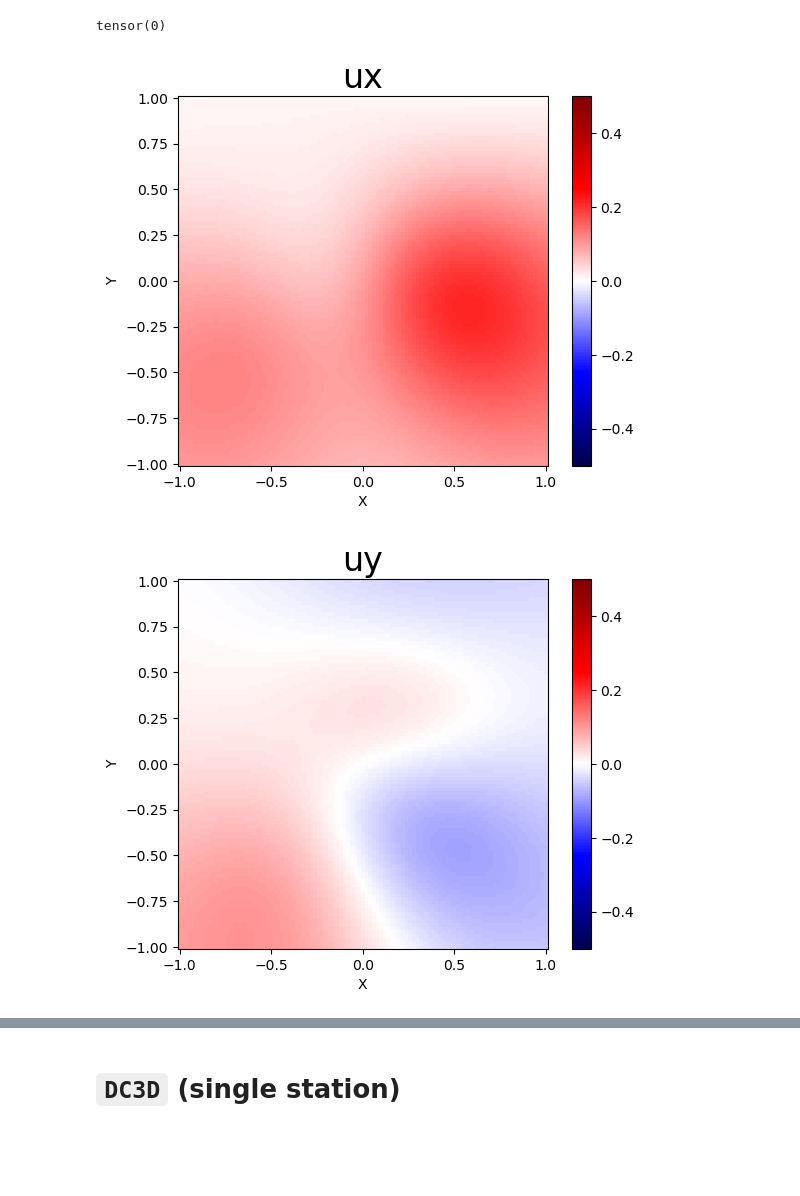
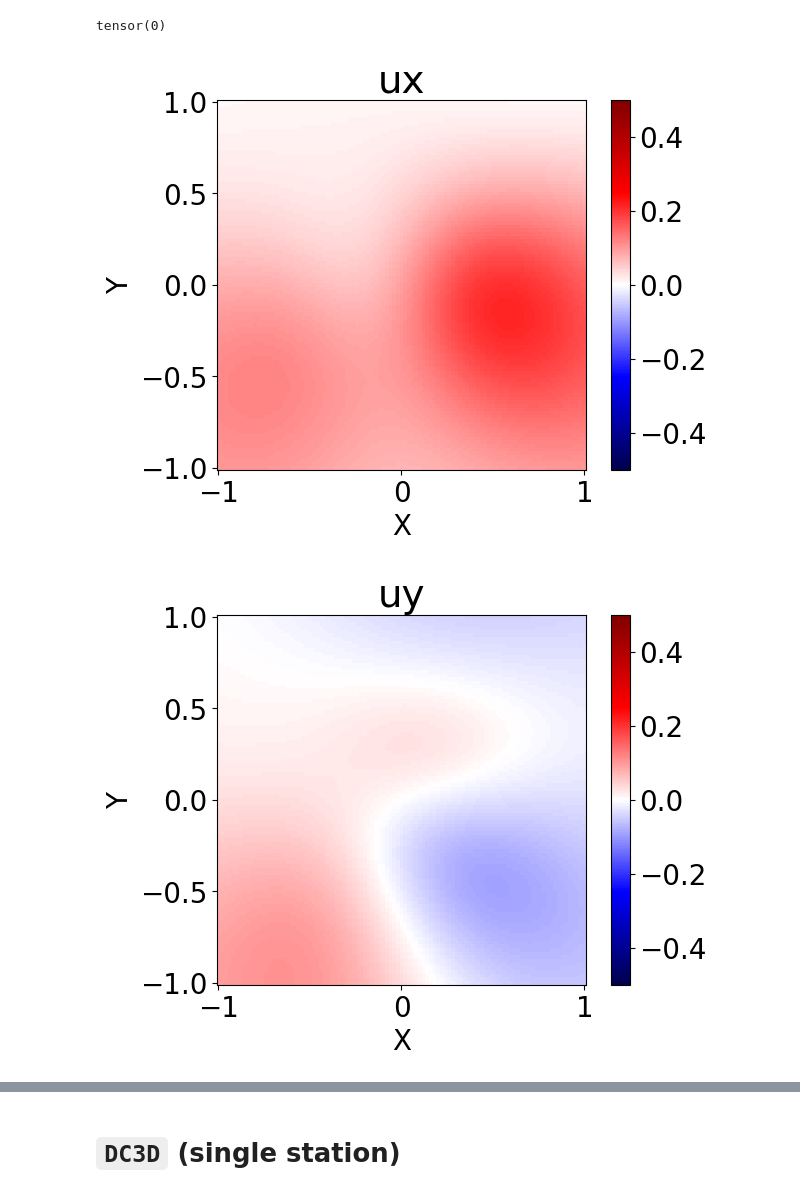
Before and after one commit to msomeya1/OkadaTorch, a Jupyter notebook: 2_DC3D0_DC3D.ipynb, the cells around one changed output, grey strips where cells are left out. Saved outputs shown, nothing was run; the diff lists cells and outputs as text; code cells hidden in the pictures; blank space fills up the shorter version.

Commit message:
Modify sample notebooks to reproduce preprint figures

```diff
--- a/2_DC3D0_DC3D.ipynb
+++ b/2_DC3D0_DC3D.ipynb
@@ -3,6 +3,7 @@ import numpy as np
 import torch
 from OkadaTorch import DC3D0, DC3D
 import matplotlib.pyplot as plt
+plt.rcParams["font.size"] = 20
 
 var_list = [
     "ux", "uy", "uz", "uxx", "uyx", "uzx", "uxy", "uyy", "uzy", "uxz", "uyz", "uzz"
@@ -84,14 +85,14 @@ tensor(0)
 # %%
 for i, var in enumerate(var_list):
 
     fig, ax = plt.subplots()
     im = ax.pcolormesh(X[:,:,0], Y[:,:,0], out[i][:,:,0].detach().numpy(), cmap="seismic", vmin=-0.5, vmax=0.5)
     ax.set_aspect("equal")
     ax.set_xlabel("X")
     ax.set_ylabel("Y")
-    ax.set_title(var, fontsize=24)
+    ax.set_title(var, fontsize=28)
     fig.colorbar(im)
     fig.show()
 # %% [output]
-[figure, old version]
+[figure, new version]
-[figure, old version]
+[figure, new version]
```
Also changed, not shown: parts of 2 cells of this notebook, 6 other files.
